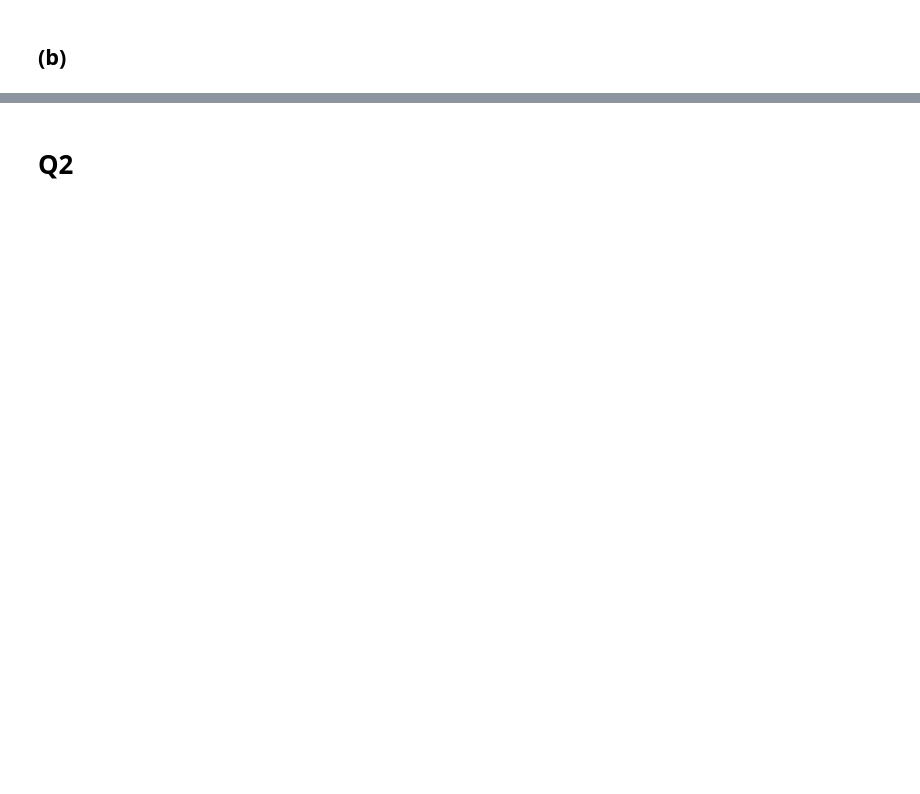
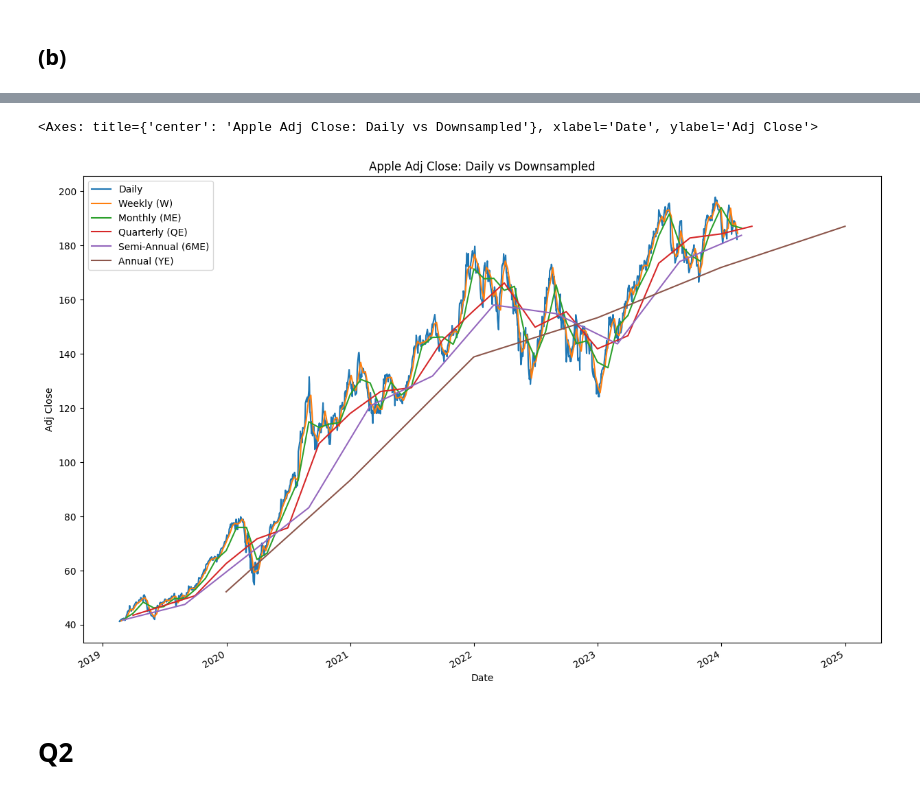
Before and after one commit to mayalizzie7/assignment-06-public, a Jupyter notebook: Assignment_06.ipynb, the cells around one changed output, grey strips where cells are left out. Saved outputs shown, nothing was run; the diff lists cells and outputs as text; code cells hidden in the pictures; blank space fills up the shorter version.

```diff
--- a/Assignment_06.ipynb
+++ b/Assignment_06.ipynb
@@ -145,4 +169,9 @@ city_1_df.head()
 # %%
-# Downsample Apple stock data to weekly, monthly, quarterly, semi-annually and annually frequency
+ # Downsample Apple stock data to weekly, monthly, quarterly, semi-annually and annually frequency
 
 ## YOUR CODE STARTS HERE
+apple_weekly = apple_df.resample('W').mean()
+apple_monthly = apple_df.resample('ME').mean()
+apple_quarterly = apple_df.resample('QE').mean()
+apple_semiannual = apple_df.resample('6ME').mean()
+apple_annual = apple_df.resample('YE').mean()
@@ -153,3 +178,19 @@ city_1_df.head()
+# %%
+# Plot the daily, weekly, monthly, quarterly, semi-annually and annually stock prices for Apple on the same plot (use figsize=(15, 10))
+
+## YOUR CODE STARTS HERE
+fig, ax = plt.subplots()
+
+apple_df.plot(ax=ax, y='Adj Close', label='Daily', title="Apple Adj Close: Daily vs Downsampled", xlabel="Date", ylabel="Adj Close", figsize=(15,10))
+
+apple_weekly.plot(ax=ax, y='Adj Close', label='Weekly (W)', xlabel="Date", ylabel="Adj Close")
+apple_monthly.plot(ax=ax, y='Adj Close', label='Monthly (ME)', xlabel="Date", ylabel="Adj Close")
+apple_quarterly.plot(ax=ax, y='Adj Close', label='Quarterly (QE)', xlabel="Date", ylabel="Adj Close")
+apple_semiannual.plot(ax=ax, y='Adj Close', label='Semi-Annual (6ME)', xlabel="Date", ylabel="Adj Close")
+apple_annual.plot(ax=ax, y='Adj Close', label='Annual (YE)', xlabel="Date", ylabel="Adj Close")
+# %% [output]
+<Axes: title={'center': 'Apple Adj Close: Daily vs Downsampled'}, xlabel='Date', ylabel='Adj Close'>
+[figure, added]
 # %% [markdown]
 # Q2
 # %%
```
Also changed, not shown: parts of 35 cells of this notebook.
